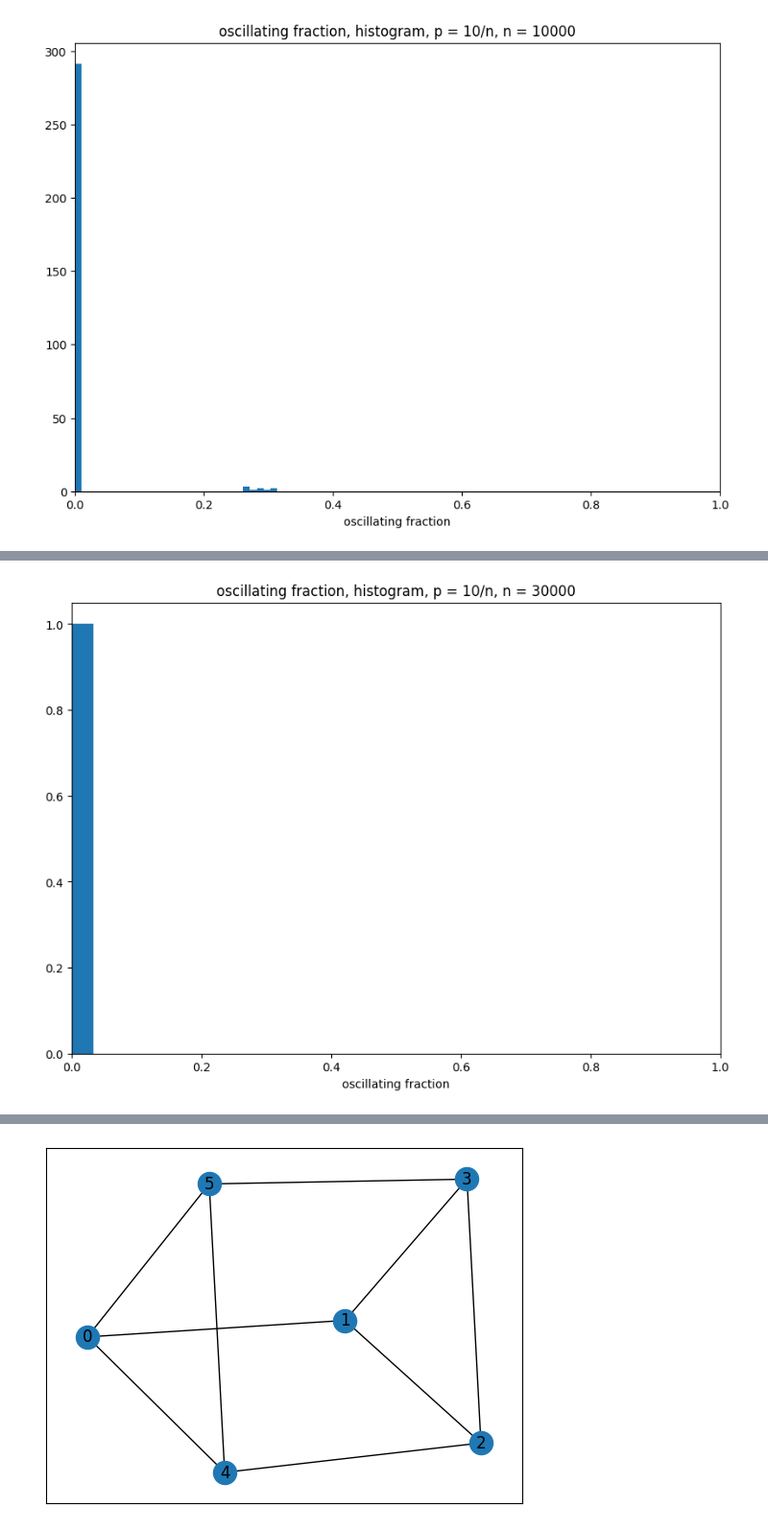
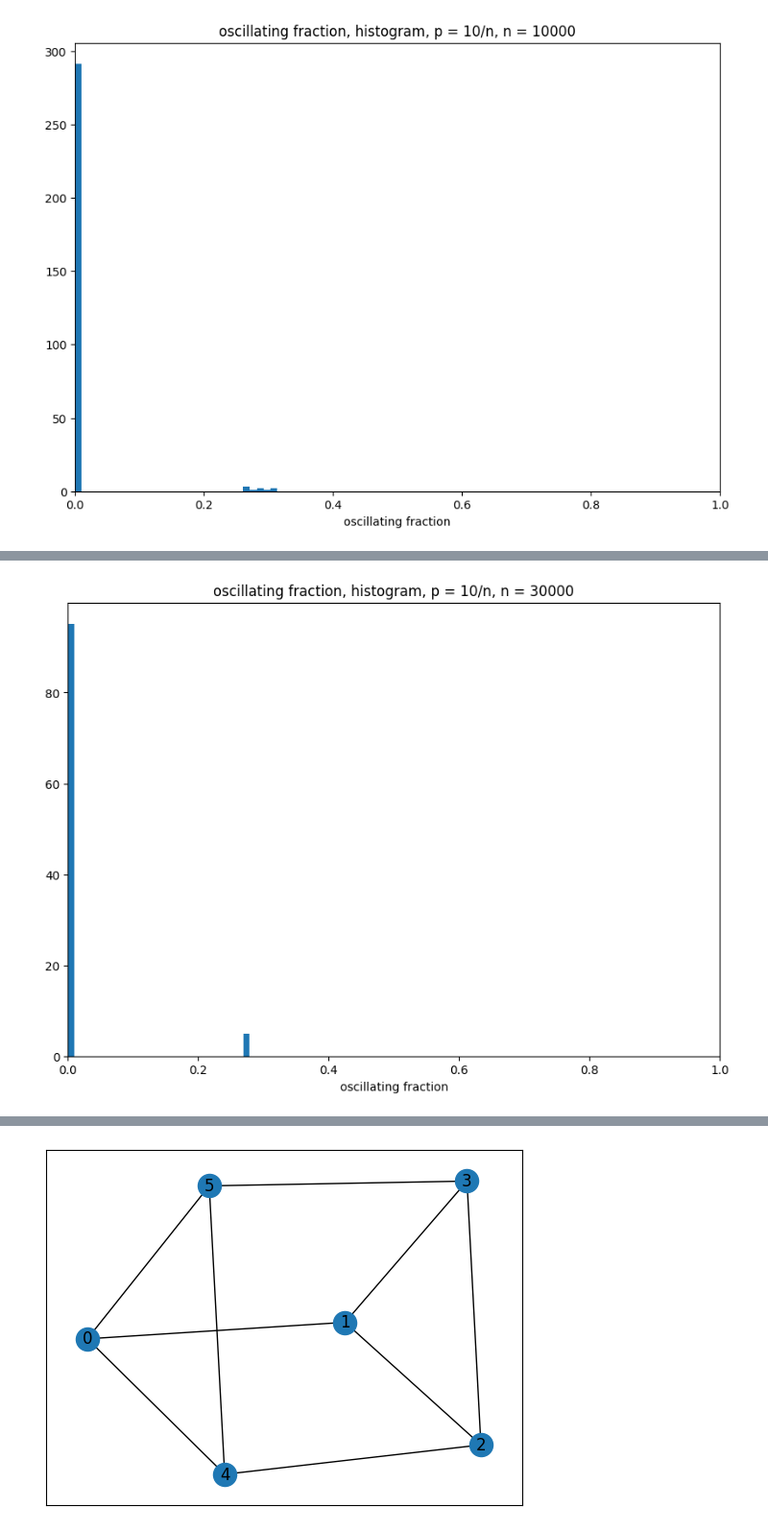
Before and after one commit to Paul566/internal-cuts, a Jupyter notebook: swap-processes.ipynb, the cells around one changed output, grey strips where cells are left out. Shown at 96% size. Cells and saved outputs as stored; diff of their text form; code cells hidden in the pictures.

```diff
--- a/swap-processes.ipynb
+++ b/swap-processes.ipynb
@@ -861,7 +1059,7 @@ plt.savefig(f'oscillating_hist_er_{p}_{num_vxs}.png')
 num_vxs = 30000
 p = 10
 
-fractions = oscillating_fractions_er(num_vxs, p / num_vxs, 1)
+fractions = oscillating_fractions_er(num_vxs, p / num_vxs, 100)
 
 plt.figure(figsize=(10, 7))
 plt.xlim(0, 1)
@@ -876 +1074 @@ Wall time: 41.4 s
-[figure, old version]
+[figure, new version]
```
Also changed, not shown: parts of 35 cells of this notebook, 13 other files.
